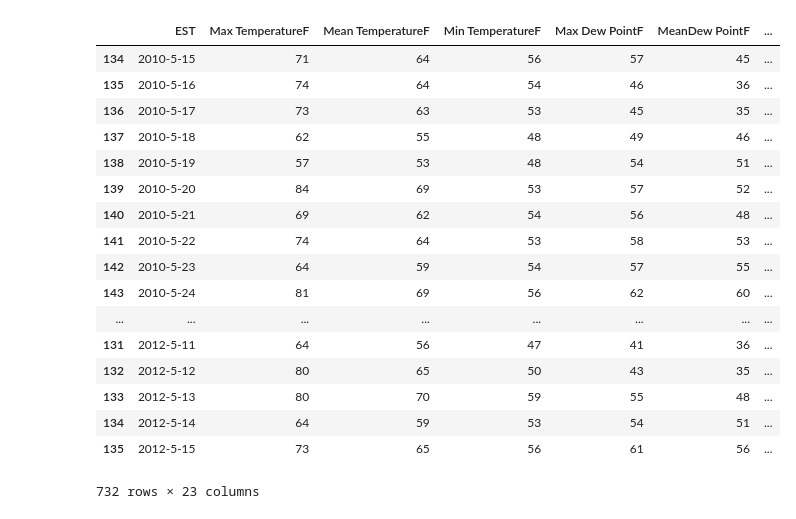
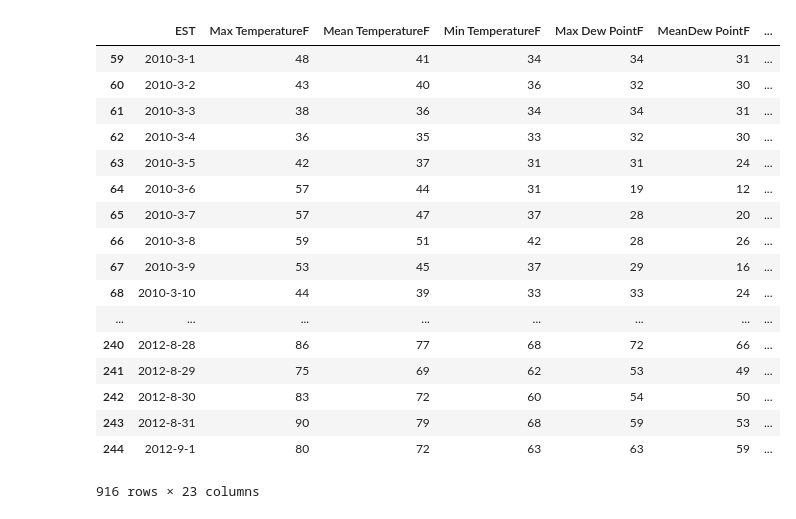
Before and after one commit to therealchuckliu/MCWeather, a Jupyter notebook: DataScrape.ipynb, the cells around one changed output. Saved outputs shown, nothing was run; the diff lists cells and outputs as text; code cells hidden in the pictures.

```diff
--- a/DataScrape.ipynb
+++ b/DataScrape.ipynb
@@ -5,11 +5,13 @@ from datetime import date
 import time
 import os.path
 # %%
+def fname(region, year):
+    return 'data/{}-{}.csv'.format(region, year)
 def fetch_csv(region, startdate, enddate):
     frames = []
     for year in range(startdate.year, enddate.year + 1):
         try:
-            frame = pd.read_csv('data/{}-{}.csv'.format(region, year))
+            frame = pd.read_csv(fname(region, year))
             if startdate.year == year:
                 startidx = frame[frame.EST=="{}-{}-{}".format(startdate.year, startdate.month, startdate.day)].index[0]
                 frame = frame[frame.index >= startidx]
@@ -26,8 +28,8 @@ def fetch_data(region, startdate, enddate):
     if type(frame) is bool:
         # data not in data folder, grab yearly data and save it
         for year in range(startdate.year, enddate.year+1):
-            if not os.path.isfile("data/{}-{}.csv".format(region, year)):
-                with open('data/{}-{}.csv'.format(region, year), 'w') as wfile:
+            if not os.path.isfile(fname(region, year)):
+                with open(fname(region, year), 'w') as wfile:
                     url = "https://www.wunderground.com/history/airport/" + \
                     "{}/{}/{}/{}/CustomHistory.html?".format(region, year, 1, 1) + \
                     "dayend={}&monthend={}&yearend={}&format=1".format(31, 12, year)
@@ -37,23 +39,23 @@ def fetch_data(region, startdate, enddate):
         return fetch_csv(region, startdate, enddate)
     return frame
 # %%
-fetch_data("KBOS", date(2010, 5, 15), date(2012, 5, 15))
+fetch_data("KBOS", date(2010, 3, 1), date(2012, 9, 1))
 # %% [output]
 |  | EST | Max TemperatureF | Mean TemperatureF | Min TemperatureF | Max Dew PointF | MeanDew PointF | ... |
-| 134 | 2010-5-15 | 71 | 64 | 56 | 57 | 45 | ... |
-| 135 | 2010-5-16 | 74 | 64 | 54 | 46 | 36 | ... |
-| 136 | 2010-5-17 | 73 | 63 | 53 | 45 | 35 | ... |
-| 137 | 2010-5-18 | 62 | 55 | 48 | 49 | 46 | ... |
-| 138 | 2010-5-19 | 57 | 53 | 48 | 54 | 51 | ... |
-| 139 | 2010-5-20 | 84 | 69 | 53 | 57 | 52 | ... |
-| 140 | 2010-5-21 | 69 | 62 | 54 | 56 | 48 | ... |
-| 141 | 2010-5-22 | 74 | 64 | 53 | 58 | 53 | ... |
-| 142 | 2010-5-23 | 64 | 59 | 54 | 57 | 55 | ... |
-| 143 | 2010-5-24 | 81 | 69 | 56 | 62 | 60 | ... |
+| 59 | 2010-3-1 | 48 | 41 | 34 | 34 | 31 | ... |
+| 60 | 2010-3-2 | 43 | 40 | 36 | 32 | 30 | ... |
+| 61 | 2010-3-3 | 38 | 36 | 34 | 34 | 31 | ... |
+| 62 | 2010-3-4 | 36 | 35 | 33 | 32 | 30 | ... |
+| 63 | 2010-3-5 | 42 | 37 | 31 | 31 | 24 | ... |
+| 64 | 2010-3-6 | 57 | 44 | 31 | 19 | 12 | ... |
+| 65 | 2010-3-7 | 57 | 47 | 37 | 28 | 20 | ... |
+| 66 | 2010-3-8 | 59 | 51 | 42 | 28 | 26 | ... |
+| 67 | 2010-3-9 | 53 | 45 | 37 | 29 | 16 | ... |
+| 68 | 2010-3-10 | 44 | 39 | 33 | 33 | 24 | ... |
 | ... | ... | ... | ... | ... | ... | ... | ... |
-| 131 | 2012-5-11 | 64 | 56 | 47 | 41 | 36 | ... |
-| 132 | 2012-5-12 | 80 | 65 | 50 | 43 | 35 | ... |
-| 133 | 2012-5-13 | 80 | 70 | 59 | 55 | 48 | ... |
-| 134 | 2012-5-14 | 64 | 59 | 53 | 54 | 51 | ... |
-| 135 | 2012-5-15 | 73 | 65 | 56 | 61 | 56 | ... |
+| 240 | 2012-8-28 | 86 | 77 | 68 | 72 | 66 | ... |
+| 241 | 2012-8-29 | 75 | 69 | 62 | 53 | 49 | ... |
+| 242 | 2012-8-30 | 83 | 72 | 60 | 54 | 50 | ... |
+| 243 | 2012-8-31 | 90 | 79 | 68 | 59 | 53 | ... |
+| 244 | 2012-9-1 | 80 | 72 | 63 | 63 | 59 | ... |
-732 rows × 23 columns
+916 rows × 23 columns
```
